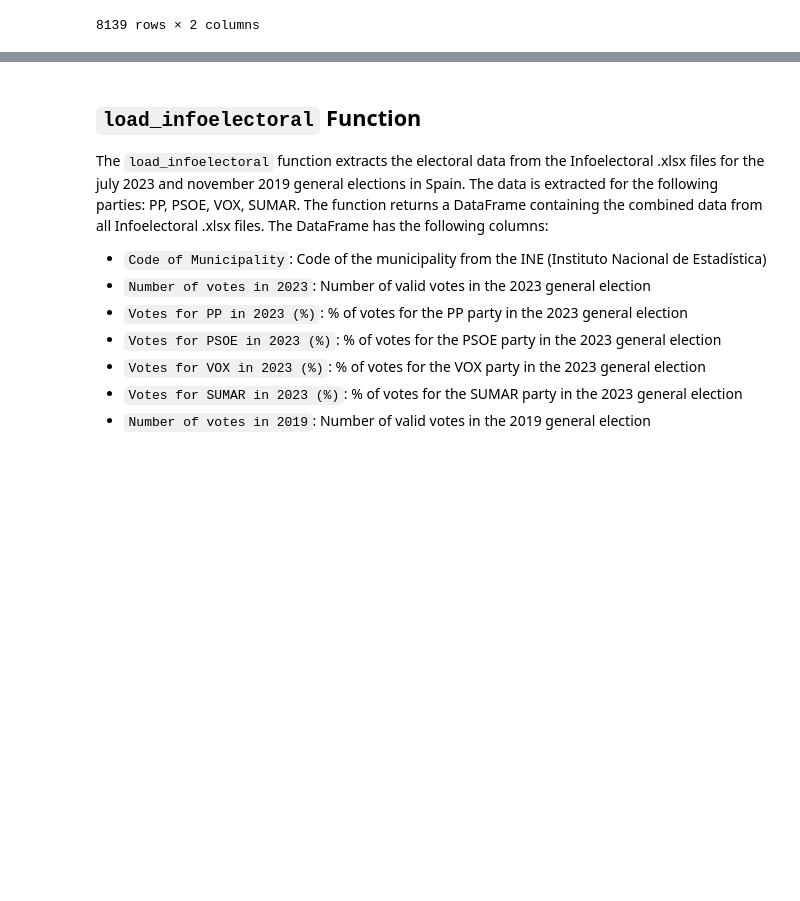
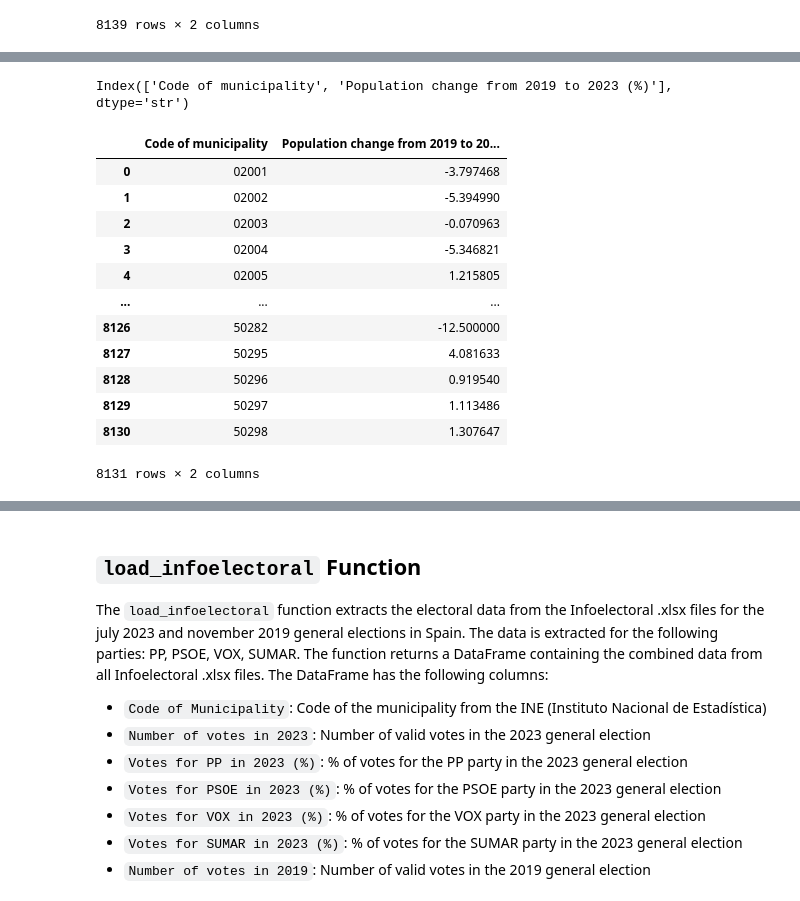
Before and after one commit to rsangil03/tfg_electoral_analysis_spain_2023, a Jupyter notebook: notebooks/01_data_extraction.ipynb, the cells around one changed output, grey strips where cells are left out. Drawn from its saved outputs; the diff is of its cells as text; code cells hidden in the pictures; blank space fills up the shorter version.

```diff
--- a/notebooks/01_data_extraction.ipynb
+++ b/notebooks/01_data_extraction.ipynb
@@ -166,0 +170,19 @@ Index(['Code of municipality', 'Mean net income per person'], dtype='str')
+# %%
+df_population_change = de.load_population_change_ine()
+print(df_population_change.columns)
+df_population_change
+# %% [output]
+Index(['Code of municipality', 'Population change from 2019 to 2023 (%)'], dtype='str')
+|  | Code of municipality | Population change from 2019 to 20... |
+| 0 | 02001 | -3.797468 |
+| 1 | 02002 | -5.394990 |
+| 2 | 02003 | -0.070963 |
+| 3 | 02004 | -5.346821 |
+| 4 | 02005 | 1.215805 |
+| ... | ... | ... |
+| 8126 | 50282 | -12.500000 |
+| 8127 | 50295 | 4.081633 |
+| 8128 | 50296 | 0.919540 |
+| 8129 | 50297 | 1.113486 |
+| 8130 | 50298 | 1.307647 |
+8131 rows × 2 columns
```
Also changed, not shown: parts of 12 cells of this notebook, 4 other files.
